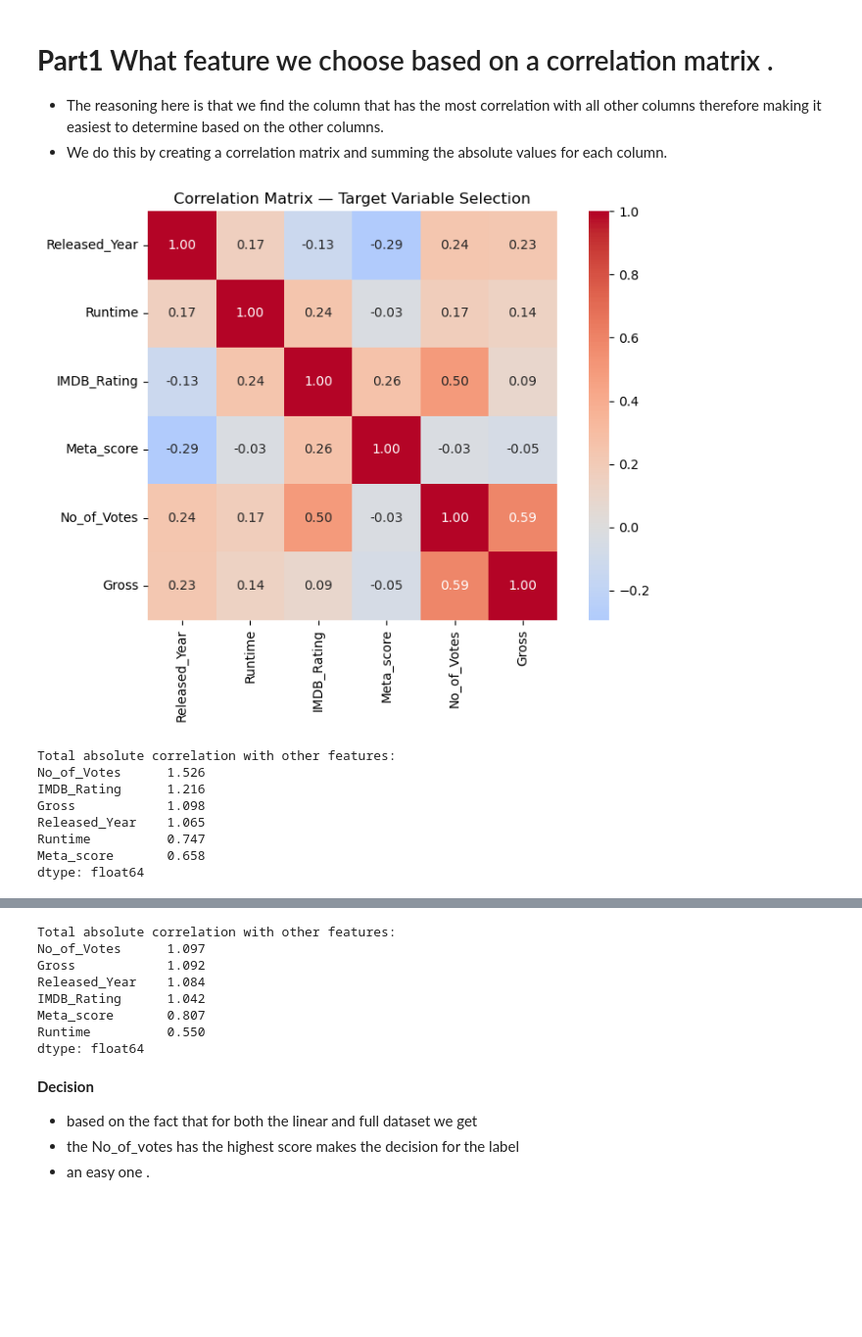
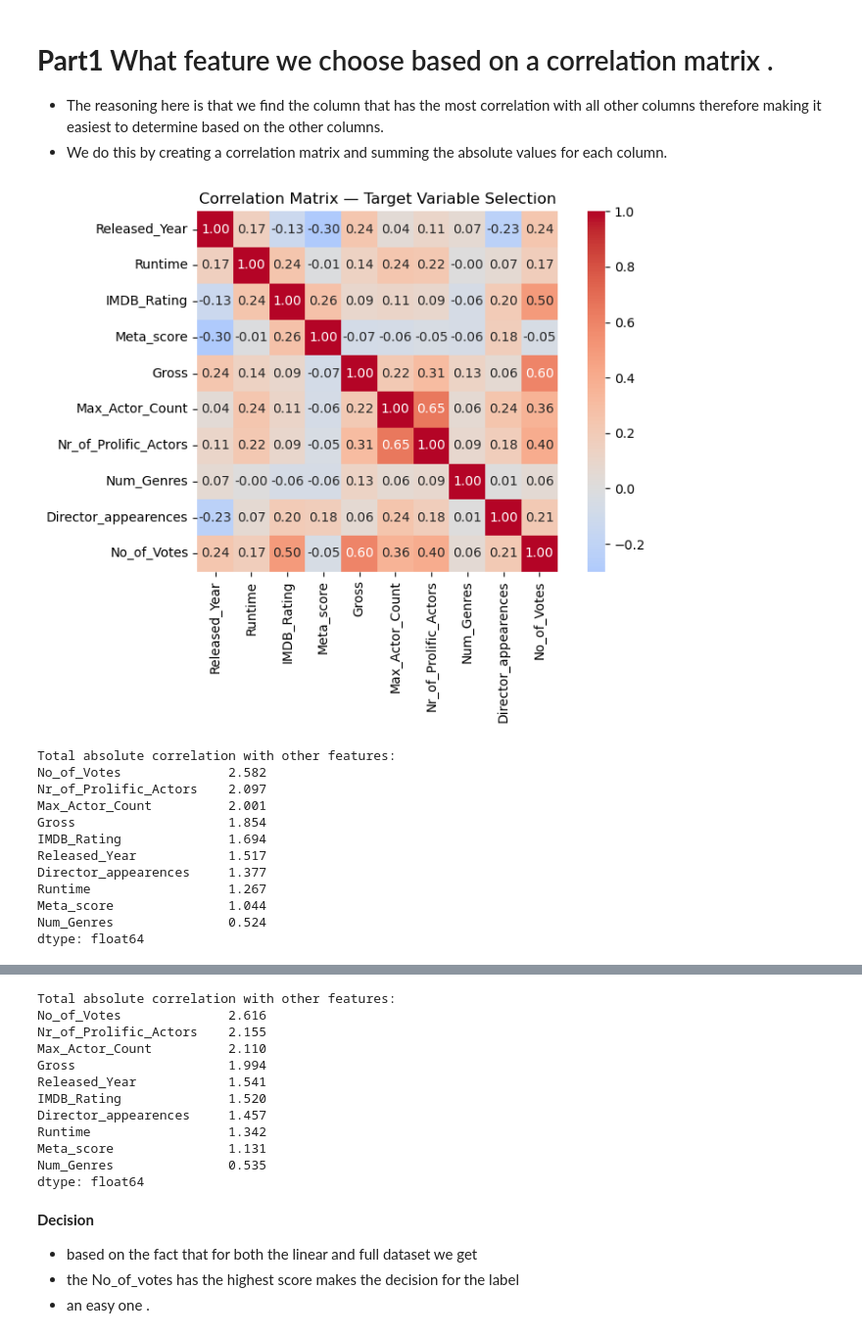
Before and after one commit to mihairusu05/Fundamentals-in-Machine-Learning, a Jupyter notebook: Homeworks/Hw2/hw2.ipynb, the cells around one changed output, grey strips where cells are left out. Shown at 98% size. Cells and saved outputs as stored; diff of their text form; code cells hidden in the pictures; blank space fills up the shorter version.

```diff
--- a/Homeworks/Hw2/hw2.ipynb
+++ b/Homeworks/Hw2/hw2.ipynb
@@ -136,0 +65,3 @@ Remaining NaNs: 0, 0
+# %%
+df_clean_linear = df_clean.copy()
+df_clean_full = df_clean.copy()
@@ -214,2 +189,21 @@ dtype: object
 # %%
-df_clean_full.info()
+
+from sklearn.impute import KNNImputer
+from sklearn.preprocessing import StandardScaler
+def fix_from_bool_to_int (df_clean) :
+
+    cols_to_impute = df_clean.columns.tolist()
+
+    # scaler = StandardScaler()
+    # scaled_data = scaler.fit_transform(df_clean[cols_to_impute])
+
+    imputer = KNNImputer(n_neighbors=5)
+    imputed_scaled = imputer.fit_transform(df_clean[cols_to_impute])
+
+    # imputed_original = scaler.inverse_transform(imputed_scaled)
+    df_clean[cols_to_impute] = imputed_scaled
+
+    return df_clean
+
+df_clean_full = fix_from_bool_to_int(df_clean_full)
+df_clean_linear = fix_from_bool_to_int(df_clean_linear)
@@ -256,3 +244,11 @@ dtype: object
+# %%
+cols_to_winsorize = ['Released_Year', 'Runtime', 'IMDB_Rating', 'Meta_score',
+                     'Gross', 'Director_appearences', 'Max_Actor_Count']
+
+for col in cols_to_winsorize:
+    lower = df_clean_linear[col].quantile(0.05)
+    upper = df_clean_linear[col].quantile(0.95)
+    df_clean_linear[col] = df_clean_linear[col].clip(lower=lower, upper=upper)
 # %% [markdown]
 # **Part1** What feature we choose based on a correlation matrix .
 
@@ -262,33 +258,37 @@ columns therefore making it easiest to determine based on the other columns.
 # %%
 def correlation_matrix(df_clean) :
 
     numerical_cols = ['Released_Year', 'Runtime', 'IMDB_Rating',
-                    'Meta_score', 'No_of_Votes', 'Gross']
+                    'Meta_score', 'Gross', 'Max_Actor_Count',
+                    'Nr_of_Prolific_Actors', 'Num_Genres', 'Director_appearences', 'No_of_Votes']
 
     corr_matrix = df_clean[numerical_cols].corr()
 
     plt.figure(figsize=(8, 6))
     sns.heatmap(corr_matrix, annot=True, fmt='.2f',
                 cmap='coolwarm', center=0, square=True)
     plt.title('Correlation Matrix — Target Variable Selection')
     plt.tight_layout()
     plt.show()
 
-    # Sum of absolute correlations per column (excluding self-correlation)
     corr_sums = corr_matrix.abs().sum() - 1
     corr_sums = corr_sums.sort_values(ascending=False)
     print("Total absolute correlation with other features:")
     print(corr_sums.round(3))
 
 correlation_matrix(df_clean_full)
 correlation_matrix(df_clean_linear)
 # %% [output]
-[figure, old version]
+[figure, new version]
 Total absolute correlation with other features:
-No_of_Votes      1.526
-IMDB_Rating      1.216
-Gross            1.098
-Released_Year    1.065
-Runtime          0.747
-Meta_score       0.658
+No_of_Votes              2.582
+Nr_of_Prolific_Actors    2.097
+Max_Actor_Count          2.001
+Gross                    1.854
+IMDB_Rating              1.694
+Released_Year            1.517
+Director_appearences     1.377
+Runtime                  1.267
+Meta_score               1.044
+Num_Genres               0.524
 dtype: float64
@@ -296,10 +296,14 @@ dtype: float64
 Total absolute correlation with other features:
-No_of_Votes      1.097
-Gross            1.092
-Released_Year    1.084
-IMDB_Rating      1.042
-Meta_score       0.807
-Runtime          0.550
+No_of_Votes              2.616
+Nr_of_Prolific_Actors    2.155
+Max_Actor_Count          2.110
+Gross                    1.994
+Released_Year            1.541
+IMDB_Rating              1.520
+Director_appearences     1.457
+Runtime                  1.342
+Meta_score               1.131
+Num_Genres               0.535
 dtype: float64
 # %% [markdown]
 **Decision**
```
Also changed, not shown: parts of 36 cells of this notebook.
